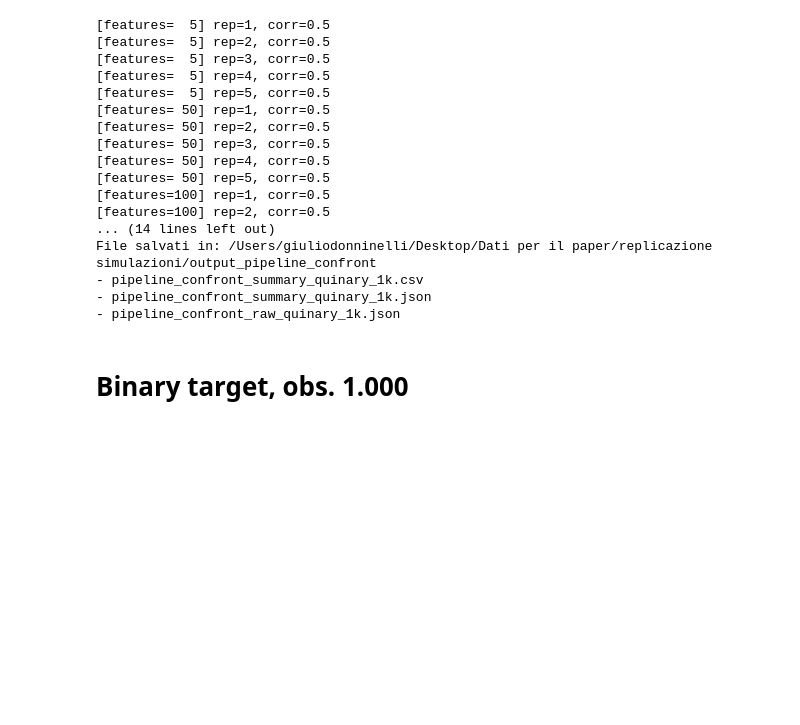
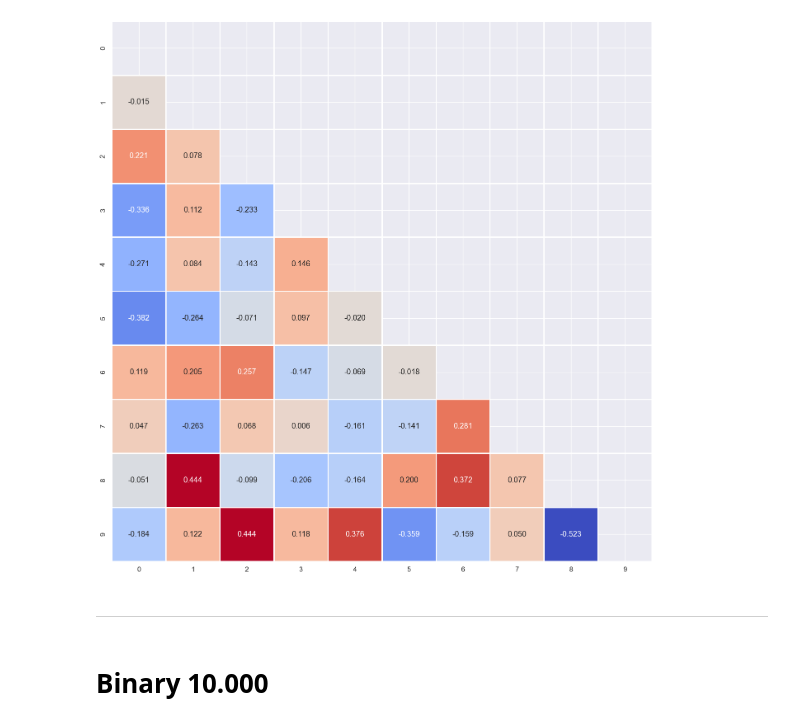
Before and after one commit to gdonninelli/LdaBoost_analysis, a Jupyter notebook: simulations/simulations_different_pipelines.ipynb, the cells around one changed output. Saved outputs shown, nothing was run; the diff lists cells and outputs as text; code cells hidden in the pictures; blank space fills up the shorter version.

```diff
--- a/simulations/simulations_different_pipelines.ipynb
+++ b/simulations/simulations_different_pipelines.ipynb
@@ -254,11 +0,0 @@ class PipelineConfronto:
-# %%
-feature_list = [5, 50, 100, 300, 400]
-n_reps       = 5
-n_classes    = 3
-n_samples    = 1000
-test_size    = 0.30
-corr_value   = 0.5
-
-runner = PipelineConfronto(feature_list, n_reps, n_classes, n_samples, test_size, corr_value)
-runner.run()
-runner.save()
@@ -285,29 +0,0 @@ File salvati in: /Users/giuliodonninelli/Desktop/Dati per il paper/replicazione
-# %%
-feature_list = [5, 50, 100, 300, 400]
-n_reps       = 5
-n_classes    = 5
-n_samples    = 1000
-test_size    = 0.30
-corr_value   = 0.5
-
-runner = PipelineConfronto(feature_list, n_reps, n_classes, n_samples, test_size, corr_value)
-runner.run()
-runner.save()
-# %% [output]
-[features=  5] rep=1, corr=0.5
-[features=  5] rep=2, corr=0.5
-[features=  5] rep=3, corr=0.5
-[features=  5] rep=4, corr=0.5
-[features=  5] rep=5, corr=0.5
-[features= 50] rep=1, corr=0.5
-[features= 50] rep=2, corr=0.5
-[features= 50] rep=3, corr=0.5
-[features= 50] rep=4, corr=0.5
-[features= 50] rep=5, corr=0.5
-[features=100] rep=1, corr=0.5
-[features=100] rep=2, corr=0.5
-... (14 lines left out)
-File salvati in: /Users/giuliodonninelli/Desktop/Dati per il paper/replicazione simulazioni/output_pipeline_confront
-- pipeline_confront_summary_quinary_1k.csv
-- pipeline_confront_summary_quinary_1k.json
-- pipeline_confront_raw_quinary_1k.json
@@ -313,0 +131,24 @@ File salvati in: /Users/giuliodonninelli/Desktop/Dati per il paper/replicazione
+# %%
+# Convert to DataFrame
+df = pd.DataFrame(X)
+# %%
+# Calcolo matrice di correlazione
+correlation_matrix = df.corr()
+
+# Maschera triangolare superiore
+mask = np.triu(np.ones_like(correlation_matrix, dtype=bool))
+
+# Plot
+sns.set(font_scale=1.1)
+plt.figure(figsize=(17, 17))
+sns.heatmap(correlation_matrix,  # Passa la matrice di correlazione
+            annot=True,
+            fmt=".3f",
+            cmap="coolwarm",
+            square=True,
+            mask=mask,
+            linewidths=1,
+            cbar=False)
+plt.show()
+# %% [output]
+[figure, added]
@@ -314,2 +188,4 @@ File salvati in: /Users/giuliodonninelli/Desktop/Dati per il paper/replicazione
+# %% [markdown]
+--------
 # %% [markdown]
-# Binary target, obs. 1.000
+# Binary 10.000
```
Also changed, not shown: parts of 36 cells of this notebook, 30 other files.
